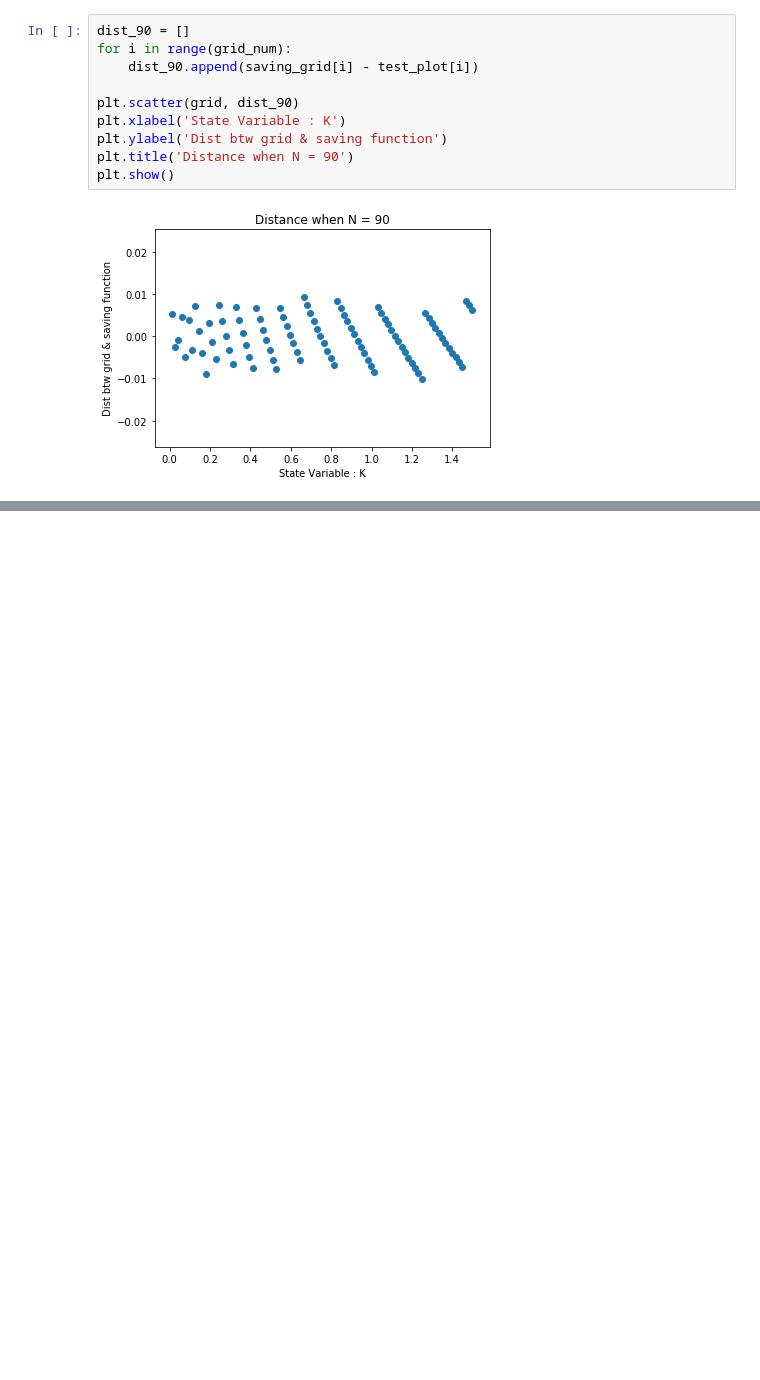
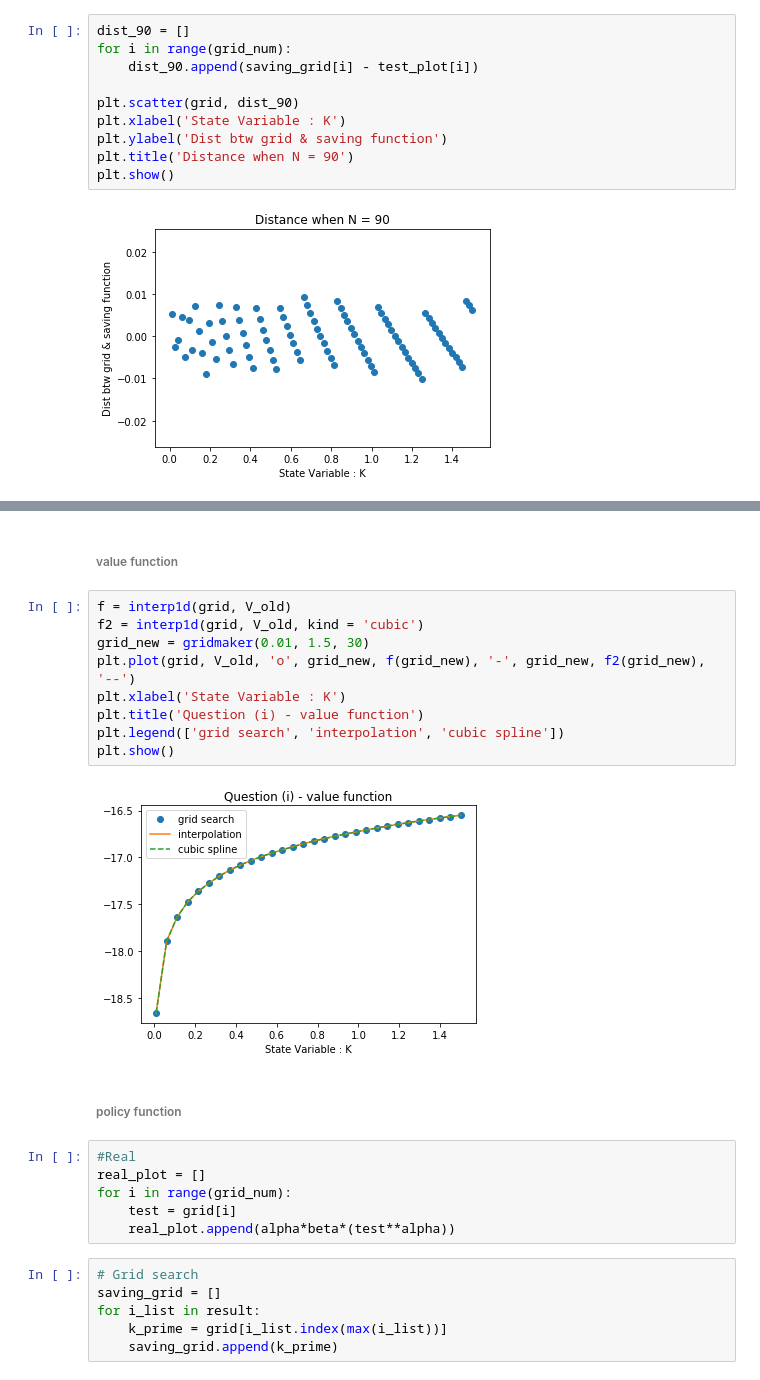
Before and after one commit to Ian-Jaeyeon-Kim/macro-dynamic-programming, a Jupyter notebook: macro_hw1.ipynb, the cells around one changed output, grey strips where cells are left out. Cells and saved outputs as stored; diff of their text form; blank space fills up the shorter version.

```diff
--- a/macro_hw1.ipynb
+++ b/macro_hw1.ipynb
@@ -286,0 +299,27 @@ plt.show()
+# %% [markdown]
+###### value function
+# %%
+f = interp1d(grid, V_old)
+f2 = interp1d(grid, V_old, kind = 'cubic')
+grid_new = gridmaker(0.01, 1.5, 30)
+plt.plot(grid, V_old, 'o', grid_new, f(grid_new), '-', grid_new, f2(grid_new), '--')
+plt.xlabel('State Variable : K')
+plt.title('Question (i) - value function')
+plt.legend(['grid search', 'interpolation', 'cubic spline'])
+plt.show()
+# %% [output]
+[figure, added]
+# %% [markdown]
+###### policy function
+# %%
+#Real
+real_plot = []
+for i in range(grid_num):
+    test = grid[i]
+    real_plot.append(alpha*beta*(test**alpha))
+# %%
+# Grid search
+saving_grid = []
+for i_list in result:
+    k_prime = grid[i_list.index(max(i_list))]
+    saving_grid.append(k_prime)
```
Also changed, not shown: parts of 6 cells of this notebook.
